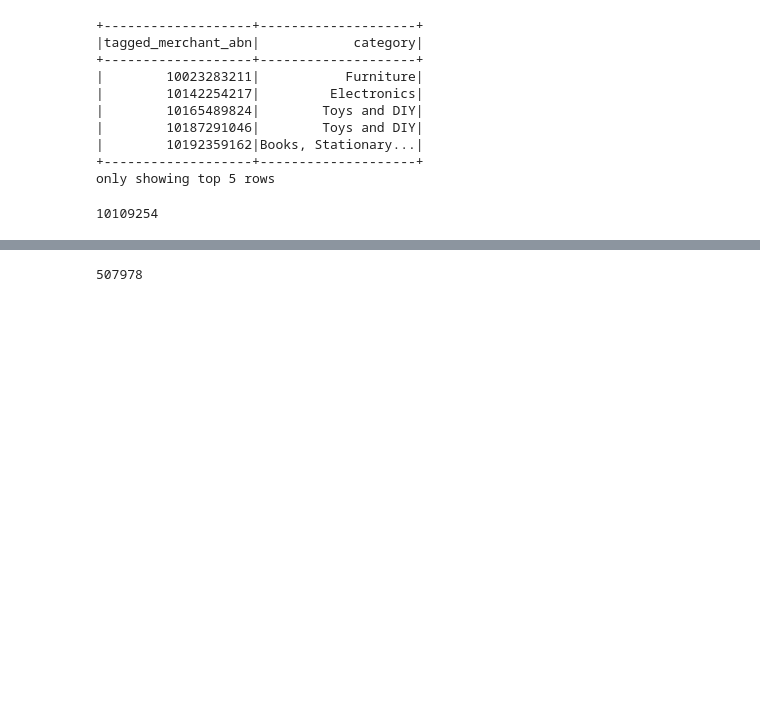
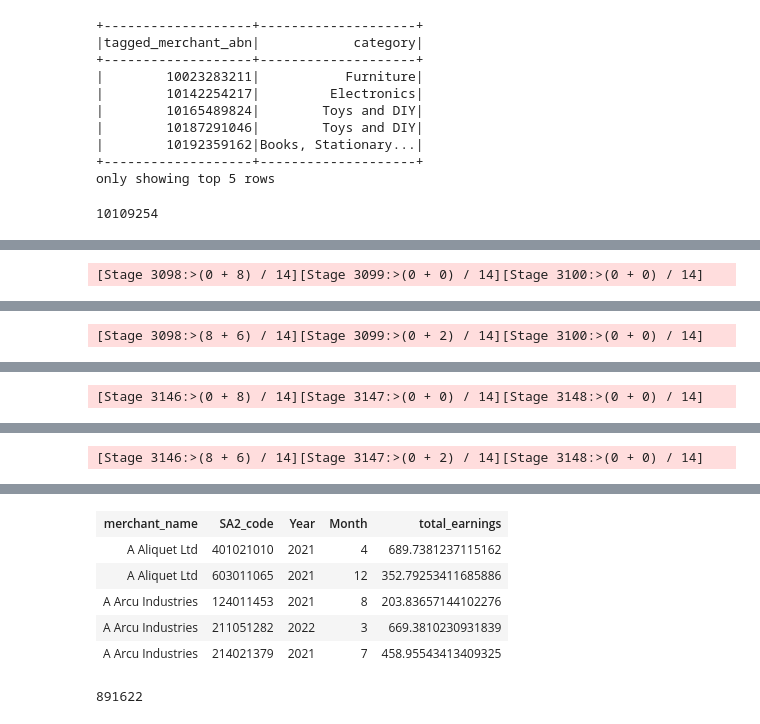
Before and after one commit to MAST30034-Applied-Data-Science/generic-buy-now-pay-later-project-group-10-bnpl, a Jupyter notebook: notebooks/Revenue Model copy 2.ipynb, the cells around one changed output, grey strips where cells are left out. Cells and saved outputs as stored; diff of their text form; code cells hidden in the pictures; blank space fills up the shorter version.

```diff
--- a/notebooks/Revenue Model copy 2.ipynb
+++ b/notebooks/Revenue Model copy 2.ipynb
@@ -339,3 +345,8 @@ root
  |-- males_in_SA2: long (nullable = true)
  |-- females_in_SA2: long (nullable = true)
  |-- income_per_person: double (nullable = true)
+# %%
+train_projection = train.select("merchant_name", "SA2_code", "Year", "Month", 'total_earnings')
+train_projection.limit(5)
+# %% [output]
+[Stage 3098:>(0 + 8) / 14][Stage 3099:>(0 + 0) / 14][Stage 3100:>(0 + 0) / 14]
@@ -341,0 +361 @@ root
+[Stage 3098:>(8 + 6) / 14][Stage 3099:>(0 + 2) / 14][Stage 3100:>(0 + 0) / 14]
@@ -341,0 +367 @@ root
+[Stage 3146:>(0 + 8) / 14][Stage 3147:>(0 + 0) / 14][Stage 3148:>(0 + 0) / 14]
@@ -341,0 +376 @@ root
+[Stage 3146:>(8 + 6) / 14][Stage 3147:>(0 + 2) / 14][Stage 3148:>(0 + 0) / 14]
@@ -342,4 +382,10 @@ root
+| merchant_name | SA2_code | Year | Month | total_earnings |
+| A Aliquet Ltd | 401021010 | 2021 | 4 | 689.7381237115162 |
+| A Aliquet Ltd | 603011065 | 2021 | 12 | 352.79253411685886 |
+| A Arcu Industries | 124011453 | 2021 | 8 | 203.83657144102276 |
+| A Arcu Industries | 211051282 | 2022 | 3 | 669.3810230931839 |
+| A Arcu Industries | 214021379 | 2021 | 7 | 458.95543413409325 |
 # %%
-train.count()
+train_projection.count()
 # %% [output]
-507978
+891622
```
Also changed, not shown: parts of 30 cells of this notebook, 1 other file.
